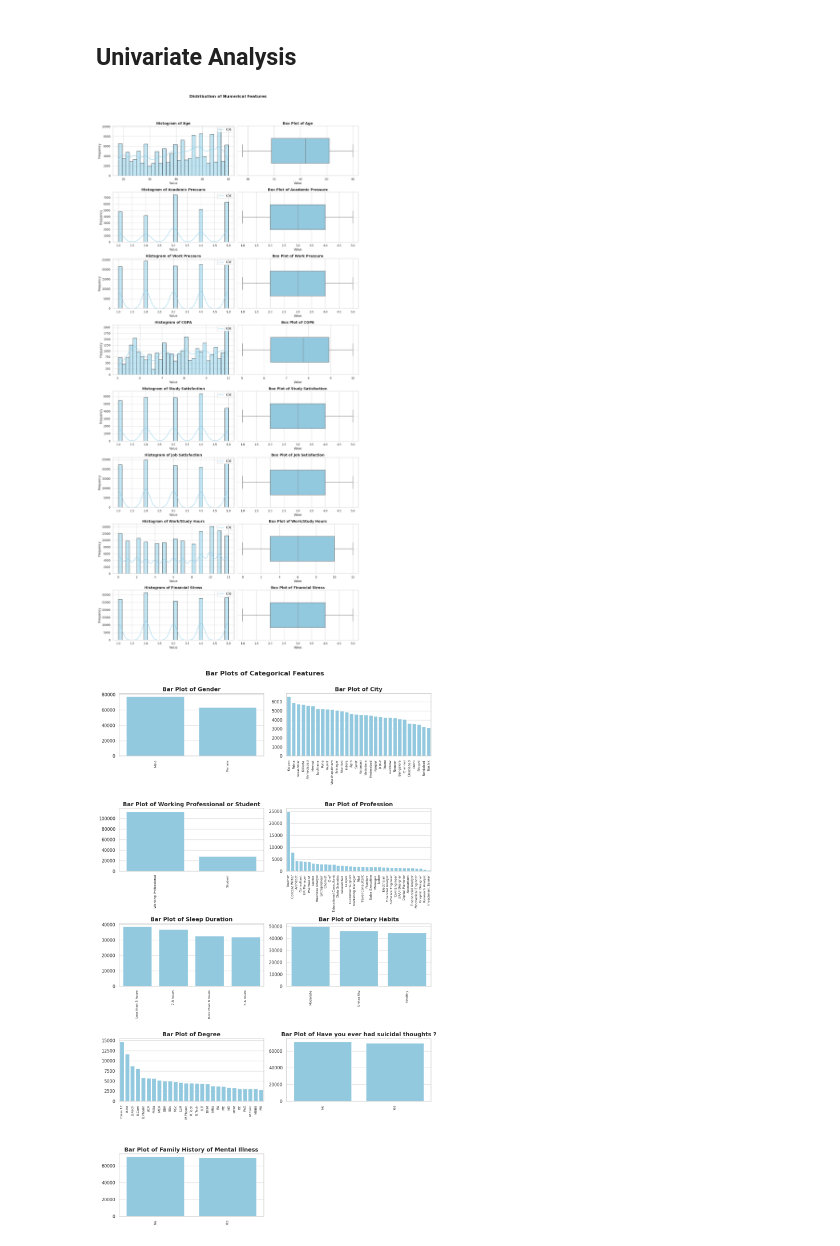
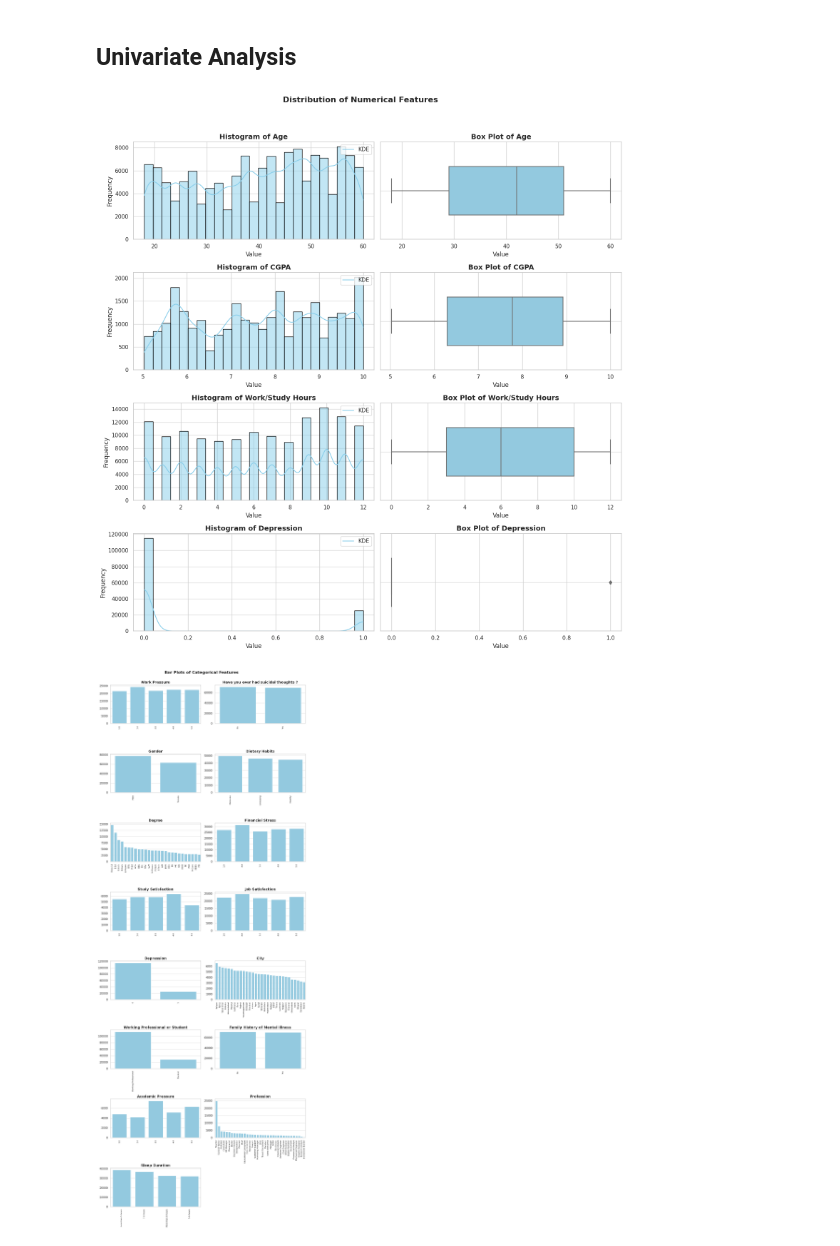
Before and after one commit to ShadowCoder151/Kaggle_Notebooks, a Jupyter notebook: EDA_Template.ipynb, the cells around one changed output. Saved outputs shown, nothing was run; the diff lists cells and outputs as text; code cells hidden in the pictures.

```diff
--- a/EDA_Template.ipynb
+++ b/EDA_Template.ipynb
@@ -85,6 +85,12 @@ train.describe(include='object')
 | freq | 3178 | 77464 | 6591 | 112799 | 24906 | 38784 | 49705 | 14729 | ... |
 # %% [markdown]
 ## Analysis of missing values
+# %%
+numerical_columns = train.select_dtypes(include='number').drop(['id', 'Academic Pressure', 'Work Pressure', 'Study Satisfaction', 'Job Satisfaction', 'Financial Stress'], axis=1).columns
+
+X = train.select_dtypes(include='object').drop(['Name'], axis=1).columns
+additional = set(['Academic Pressure', 'Work Pressure', 'Study Satisfaction', 'Job Satisfaction', 'Financial Stress', 'Depression'])
+categorical_columns = list(set(X).union(additional))
 # %%
 # To find the no.of missing entries in each column
 train.isnull().sum()
@@ -139,35 +145,33 @@ train.replace([np.inf, -np.inf], np.nan, inplace=True)
 # %%
 # Histogram plot of numerical columns to understand the distribution, central tendency and dispersion
 # Box plots to visualize the distribution in a more optimized way giving the quartile distribution of each column and outliers clearly
-
-numerical_columns = train.select_dtypes(include='number').drop(['Depression', 'id'], axis=1).columns
 sns.set(style='whitegrid', palette='muted')
 
 fig, axes = plt.subplots(nrows=len(numerical_columns), ncols=2, figsize=(15, len(numerical_columns) * 4))
 fig.suptitle('Distribution of Numerical Features', fontsize=16, weight='bold')
 
 for i, col in enumerate(numerical_columns):
     # Histogram
-    sns.histplot(train[col], kde=True, ax=axes[i, 0], color='skyblue', bins=30, edgecolor='black')
+    train[col] = train[col].replace([np.inf, -np.inf], np.nan)
+    sns.histplot(train[col], kde=True, ax=axes[i, 0], color='skyblue', bins=25, edgecolor='black')
     axes[i, 0].set_title(f'Histogram of {col}', fontsize=14, weight='bold')
     axes[i, 0].set_xlabel('Value', fontsize=12)
     axes[i, 0].set_ylabel('Frequency', fontsize=12)
     axes[i, 0].grid(axis='y', alpha=0.75)
     axes[i, 0].legend(['KDE'], loc='upper right')
 
-    # Box Plot
+# Box Plot
     sns.boxplot(x=train[col], ax=axes[i, 1], color='skyblue', width=0.5)
     axes[i, 1].set_title(f'Box Plot of {col}', fontsize=14, weight='bold')
     axes[i, 1].set_xlabel('Value', fontsize=12)
     axes[i, 1].grid(axis='y', alpha=0.75)
 
 plt.tight_layout(rect=[0, 0, 1, 0.95])
 plt.show()
 # %% [output]
-[figure, old version]
+[figure, new version]
 # %%
 # Bar plots for categorical variables distribution
-categorical_columns = train.select_dtypes(include='object').drop(['Name'], axis=1).columns
 sns.set(style='whitegrid', palette='muted')
 
 valid_columns = []
@@ -185,7 +189,7 @@ fig.suptitle('Bar Plots of Categorical Features', fontsize=16, weight='bold')
 for i, (col, filtered_data) in enumerate(valid_columns):
     row, col_pos = divmod(i, 2)
     sns.barplot(x=filtered_data.index, y=filtered_data.values, ax=axes[row, col_pos], color='skyblue')
-    axes[row, col_pos].set_title(f'Bar Plot of {col}', fontsize=14, weight='bold')
+    axes[row, col_pos].set_title(f'{col}', fontsize=14, weight='bold')
     axes[row, col_pos].grid(axis='y', alpha=0.75)
     axes[row, col_pos].set_xlabel('')
     axes[row, col_pos].tick_params(axis='x', rotation=90, labelsize=8)  # Rotate x labels for better readability
@@ -196,6 +200,6 @@ for j in range(num_plots, (num_plots + 1) // 2 * 2):
 plt.tight_layout(rect=[0, 0, 1, 0.98])
 plt.show()
 # %% [output]
-[figure, old version]
+[figure, new version]
 # %%
 # Pie charts also visualize the proportion of categories in categorical variables
```
Also changed, not shown: parts of 9 cells of this notebook.
